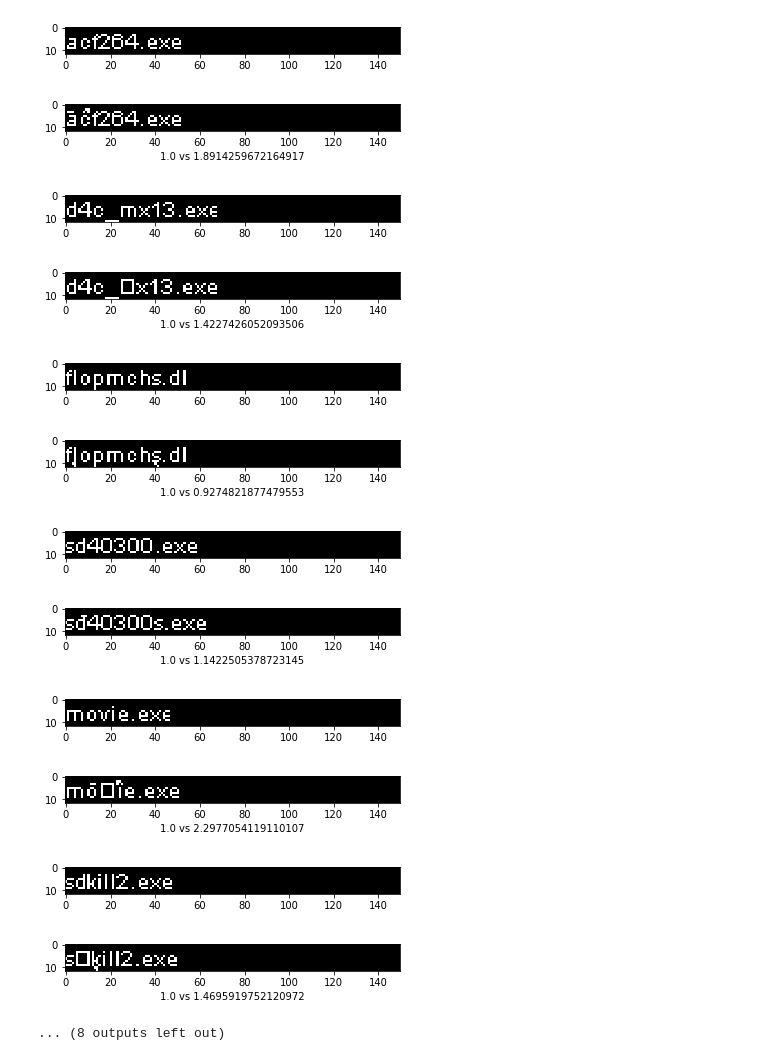
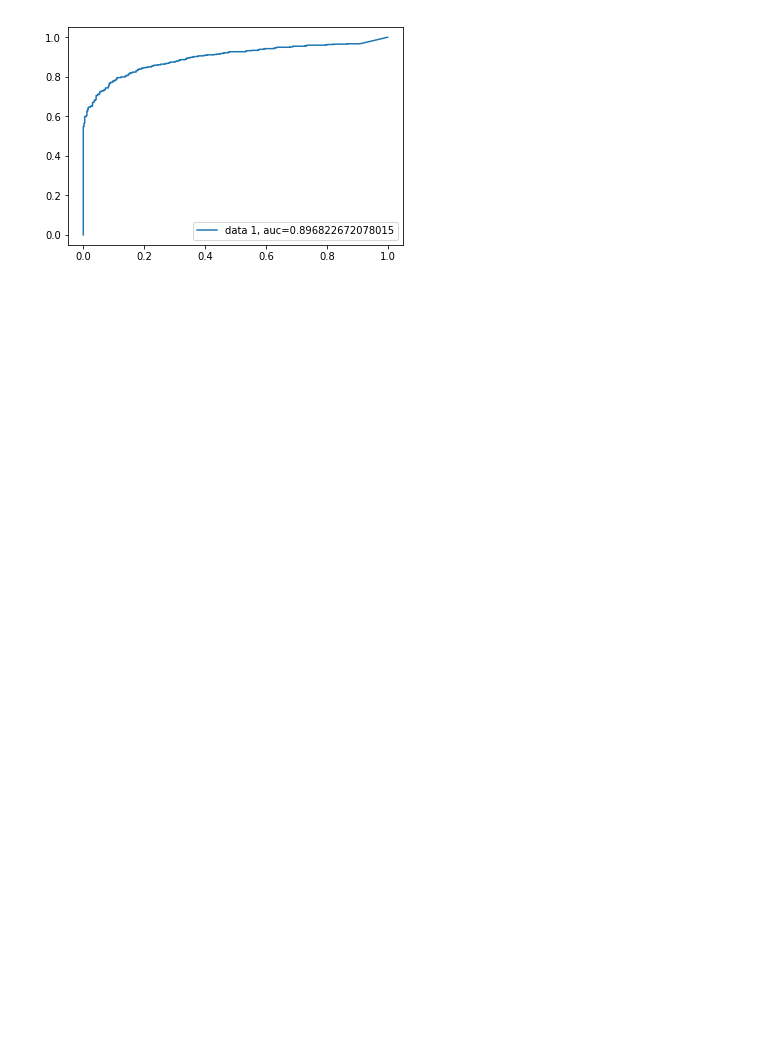
Before and after one commit to horiazegheru/homoglyph-siamese-cnn, a Jupyter notebook: Homoglyph.ipynb, the cells around one changed output. Cells and saved outputs as stored; diff of their text form; code cells hidden in the pictures; blank space fills up the shorter version.

Commit message:
colab

```diff
--- a/Homoglyph.ipynb
+++ b/Homoglyph.ipynb
@@ -24,12 +36,12 @@ OUTPUT_DIR = 'output'
 
 if dataset_type == 'domain':
     OUTPUT_FILE = os.path.join(OUTPUT_DIR, 'domain_results.pkl')
-    INPUT_FILE = os.path.join('data', 'domains_spoof.pkl')
+    INPUT_FILE = os.path.join('./gdrive/My Drive/Colab Notebooks/data', 'domains_spoof.pkl')
     IMAGE_FILE = os.path.join(OUTPUT_DIR, 'domains_roc_curve.png')
     OUTPUT_NAME = 'Domain Spoofing'
 elif dataset_type == 'process':
     OUTPUT_FILE = os.path.join(OUTPUT_DIR, 'process_results.pkl')
-    INPUT_FILE = os.path.join('data', 'process_spoof.pkl')
+    INPUT_FILE = os.path.join('./gdrive/My Drive/Colab Notebooks/data', 'process_spoof.pkl')
     IMAGE_FILE = os.path.join(OUTPUT_DIR, 'process_roc_curve.png')
     OUTPUT_NAME = 'Process Spoofing'
 else:
@@ -127,6 +139,8 @@ def arrange_dataset(X1, X2, y, batch_size=8, shuffle=True):
 
     from torch.utils.data import DataLoader
     from torch.utils.data import TensorDataset
+    dataset_large = dataset_large.to(device)
+    y_new = y_new.to(device)
     large_dataset = TensorDataset(dataset_large, y_new)
     large_data_loader = DataLoader(large_dataset, batch_size=batch_size, shuffle=shuffle, drop_last=True)
     return large_data_loader
@@ -135,7 +149,7 @@ X1_train = permute_shapes(tensorify(X1_train))
 X2_train = permute_shapes(tensorify(X2_train))
 X1_valid = permute_shapes(tensorify(X1_valid))
 X2_valid = permute_shapes(tensorify(X2_valid))
-X1_test = permute_shapes(tensorify(X2_test))
+X1_test = permute_shapes(tensorify(X1_test))
 X2_test = permute_shapes(tensorify(X2_test))
 
 train_loader = arrange_dataset(X1_train, X2_train, y_train)
@@ -155,9 +169,9 @@ class ContrastiveLoss(nn.Module):
         self.margin=margin
 
     def forward(self, output1, output2, label):
-        output1 = output1.type(torch.DoubleTensor)
-        output2 = output2.type(torch.DoubleTensor)
-        label = label.type(torch.DoubleTensor)
+        output1 = output1.type(torch.FloatTensor)
+        output2 = output2.type(torch.FloatTensor)
+        label = label.type(torch.FloatTensor)
 
         euclidean_distance = F.pairwise_distance(output1, output2)
         loss_contrastive = torch.mean((1-label) * torch.pow(euclidean_distance, 2) +
@@ -181,9 +195,7 @@ class Siamese_CNN(nn.Module):
         return self.fc(x)
 
     def forward(self, input1, input2):
-        output1 = self.forward_once(input1)
-        output2 = self.forward_once(input2)
-        return output1, output2
+        return self.forward_once(torch.cat((input1, input2), 0))
 # %%
-siamese = Siamese_CNN()
+siamese = Siamese_CNN().to(device)
 # %%
@@ -238,32 +320,34 @@ Train Epoch: 20 [72/80 (90%)]   Loss: 0.004816
 # %%
-def checker(loader):
-    for i in range(10):
-        input1 = loader.dataset.tensors[0][i][0]
-        input2 = loader.dataset.tensors[0][i][1]
-        label = loader.dataset.tensors[1][i]
-        o1, o2 = siamese(input1.unsqueeze(0), input2.unsqueeze(0))
+# def checker(loader):
+#     for i in range(10):
+#         input1 = loader.dataset.tensors[0][i][0].to(device)
+#         input2 = loader.dataset.tensors[0][i][1].to(device)
+#         label = loader.dataset.tensors[1][i]
+#         o1, o2 = siamese(input1.unsqueeze(0), input2.unsqueeze(0))
+#         o1, o2 = o1.to(device), o2.to(device)
 
-        iii = input1.reshape((12, 150))
-        pyplot.figure()
-        pyplot.imshow(iii, cmap="gray")
+#         iii = input1.reshape((12, 150)).to(device)
+#         pyplot.figure()
+#         pyplot.imshow(iii, cmap="gray")
 
-        iii = input2.reshape((12, 150))
-        pyplot.figure()
-        pyplot.xlabel(str(label.item()) + " vs " + str(F.pairwise_distance(o1, o2).item()))
-        pyplot.imshow(iii, cmap="gray")
+#         iii = input2.reshape((12, 150)).to(device)
+#         pyplot.figure()
+#         pyplot.xlabel("{:.0f}".format(label.item()) + " vs " + "{:.6f}".format(F.pairwise_distance(o1, o2).item()))
+#         pyplot.imshow(iii, cmap="gray")
 
-checker(train_loader)
+# checker(valid_loader)
+
+test_batch = test_loader.dataset.tensors[0].permute(1, 0, 2, 3, 4)
+test_labels = test_loader.dataset.tensors[1].cpu().detach().numpy()
+output = siamese(test_batch[0], test_batch[1])
+outs1 = output[:1000]
+outs2 = output[1000:]
+dists = F.pairwise_distance(outs1, outs2)
+classified = dists.cpu().detach().numpy()
+fpr, tpr, _ = roc_curve(test_labels,  classified)
+auc = roc_auc_score(test_labels, classified)
+pyplot.plot(fpr,tpr,label="data 1, auc="+str(auc))
+pyplot.legend(loc=4)
+pyplot.show()
 # %% [output]
-[figure, old version]
+[figure, new version]
-[figure, removed]
-[figure, removed]
-[figure, removed]
-[figure, removed]
-[figure, removed]
-[figure, removed]
-[figure, removed]
-[figure, removed]
-[figure, removed]
-[figure, removed]
-[figure, removed]
-... (8 outputs left out)
```
Also changed, not shown: parts of 9 cells of this notebook.
